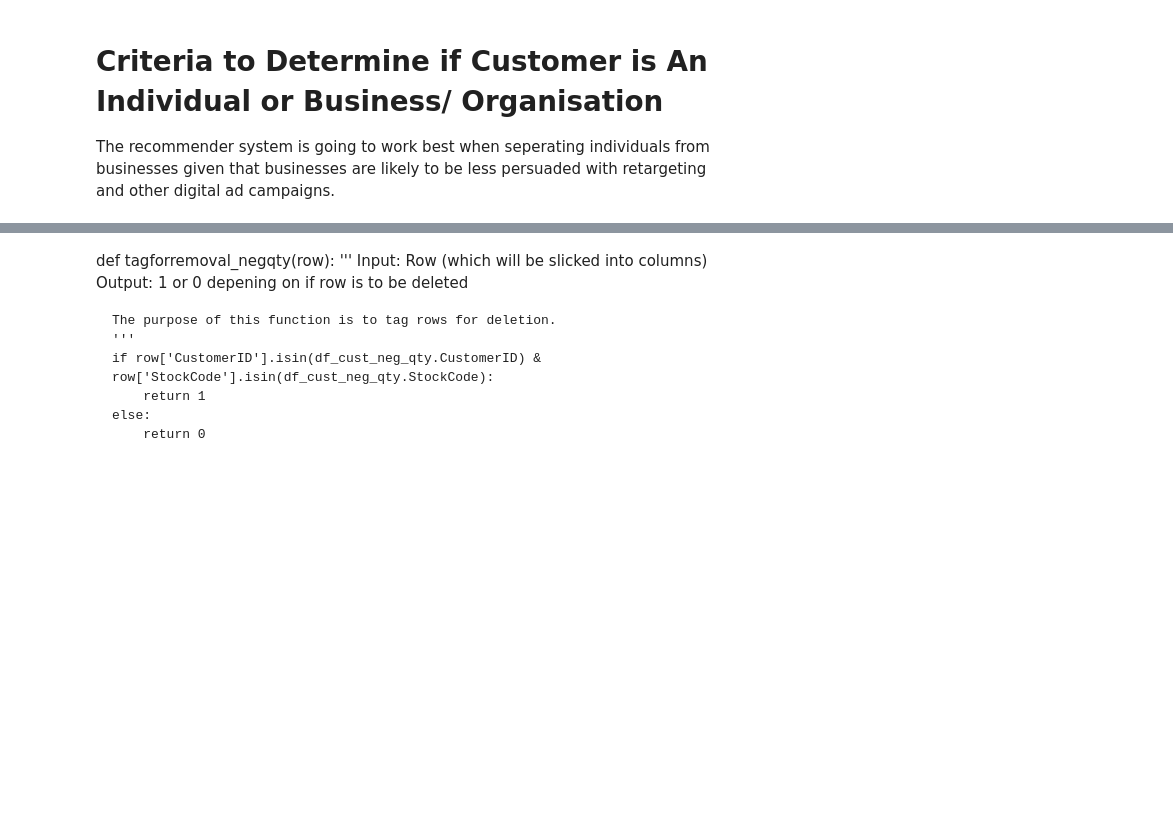
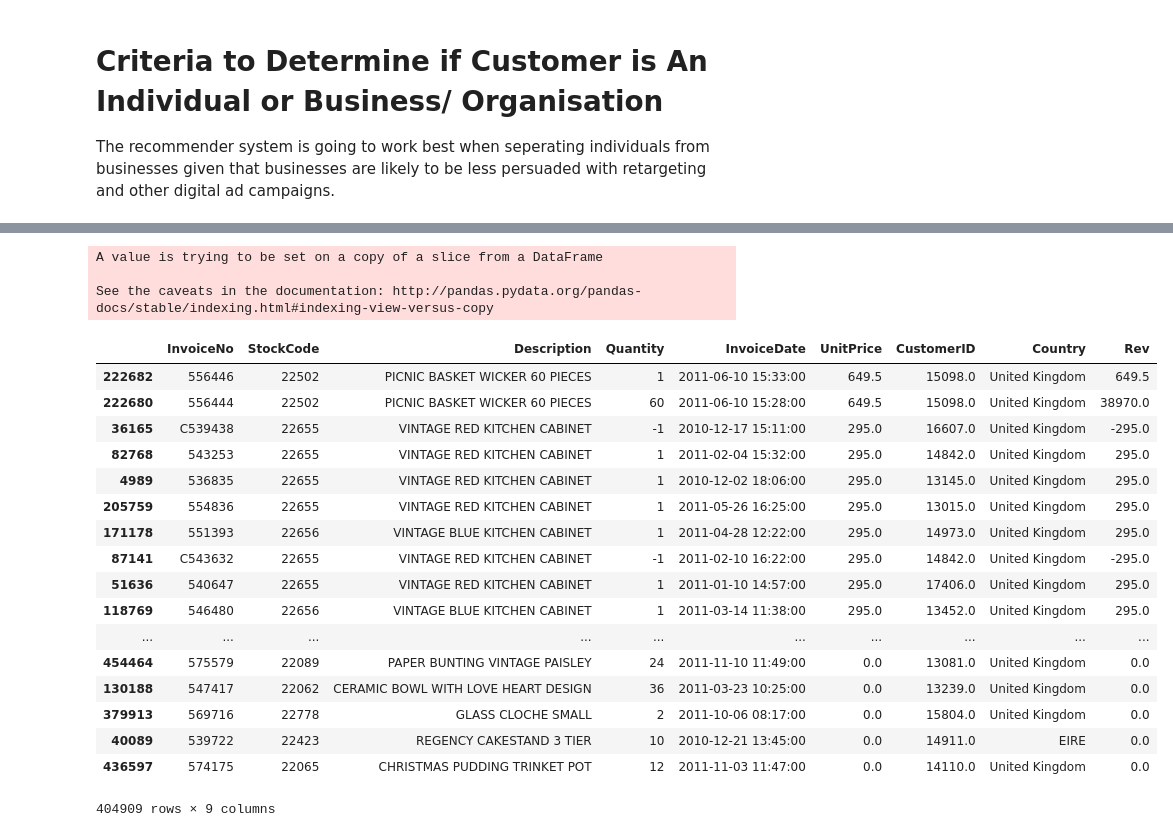
Before and after one commit to tristar82/Project-Week-8-Final-Project, a Jupyter notebook: your-project/Code/X_Categorise_Individual_Business_Customer.ipynb, the cells around one changed output, grey strips where cells are left out. Drawn from its saved outputs; the diff is of its cells as text; code cells hidden in the pictures; blank space fills up the shorter version.

Commit message:
updated file that identifies business/ individual customers. Seems mostly business customers

```diff
--- a/your-project/Code/X_Categorise_Individual_Business_Customer.ipynb
+++ b/your-project/Code/X_Categorise_Individual_Business_Customer.ipynb
@@ -294,12 +25,0 @@ df.head()
-# %%
-#Customers with Negative Qty
-#Identify Customer/ Product mix that are negative - i.e. potential returns from outside reporting period
-
-df_cust_neg_qty = df.groupby(['CustomerID', 'StockCode'])['Quantity'].agg('sum').to_frame()
-df_cust_neg_qty.reset_index(inplace=True)
-df_cust_neg_qty = df_cust_neg_qty.loc[(df_cust_neg_qty['Quantity'] <= 0)]
-df_cust_neg_qty
-
-df_new = df[~(df['StockCode'].isin(df_cust_neg_qty.StockCode) & df['CustomerID'].isin(df_cust_neg_qty.CustomerID))]
-
-df_new.shape
@@ -308,18 +25,0 @@ df_new.shape
-# %%
-#Find & Remove Strange StockCodes
-df_unique_stock_codes = df['StockCode'].unique()
-df_unique_stock_codes = pd.DataFrame(df_unique_stock_codes)
-df_unique_stock_codes['len'] = df_unique_stock_codes[0].astype(str).str.len()
-df_unique_stock_codes.rename(columns={0:'StockCode'}, inplace=True)
-df_unique_stock_codes.sort_values(by='len')
-df_unique_stock_codes['len'] = df_unique_stock_codes['len'].astype(int)
-#df_unique_stock_codes.loc[(df_unique_stock_codes['len'] >= 8) | (df_unique_stock_codes['len'] <= 4)].sort_values(by='len')
-
-df_stock_to_drop_stg = df_unique_stock_codes.loc[(df_unique_stock_codes['len'] >= 8) | (df_unique_stock_codes['len'] <= 4)].sort_values(by='len')
-df_stock_to_drop_stg.reset_index(drop=True)
-df_stock_to_drop = pd.concat([df_stock_to_drop_stg.iloc[0:10], df_stock_to_drop_stg.iloc[-6:], df_stock_to_drop_stg.iloc[-9:-8] ])
-df_stock_to_drop
-
-df_new = df_new[~(df['StockCode'].isin(df_stock_to_drop.StockCode) )]
-
-df_new.shape
@@ -800,12 +26,28 @@ df_new.to_csv('../data/cleaned_df2.csv')
-# %% [markdown]
-def tagforremoval_negqty(row):
-    '''
-    Input: Row (which will be slicked into columns)
-    Output: 1 or 0 depening on if row is to be deleted
-
-    The purpose of this function is to tag rows for deletion.
-    '''
-    if row['CustomerID'].isin(df_cust_neg_qty.CustomerID) & row['StockCode'].isin(df_cust_neg_qty.StockCode):
-        return 1
-    else:
-        return 0
+# %%
+df.dropna(subset=['CustomerID'],inplace=True)
+df_new.dropna(subset=['CustomerID'],inplace=True)
+# %% [output]
+A value is trying to be set on a copy of a slice from a DataFrame
+
+See the caveats in the documentation: http://pandas.pydata.org/pandas-docs/stable/indexing.html#indexing-view-versus-copy
+# %%
+df_new.sort_values(by='UnitPrice', ascending=False)
+# %% [output]
+|  | InvoiceNo | StockCode | Description | Quantity | InvoiceDate | UnitPrice | CustomerID | Country | Rev |
+| 222682 | 556446 | 22502 | PICNIC BASKET WICKER 60 PIECES | 1 | 2011-06-10 15:33:00 | 649.5 | 15098.0 | United Kingdom | 649.5 |
+| 222680 | 556444 | 22502 | PICNIC BASKET WICKER 60 PIECES | 60 | 2011-06-10 15:28:00 | 649.5 | 15098.0 | United Kingdom | 38970.0 |
+| 36165 | C539438 | 22655 | VINTAGE RED KITCHEN CABINET | -1 | 2010-12-17 15:11:00 | 295.0 | 16607.0 | United Kingdom | -295.0 |
+| 82768 | 543253 | 22655 | VINTAGE RED KITCHEN CABINET | 1 | 2011-02-04 15:32:00 | 295.0 | 14842.0 | United Kingdom | 295.0 |
+| 4989 | 536835 | 22655 | VINTAGE RED KITCHEN CABINET | 1 | 2010-12-02 18:06:00 | 295.0 | 13145.0 | United Kingdom | 295.0 |
+| 205759 | 554836 | 22655 | VINTAGE RED KITCHEN CABINET | 1 | 2011-05-26 16:25:00 | 295.0 | 13015.0 | United Kingdom | 295.0 |
+| 171178 | 551393 | 22656 | VINTAGE BLUE KITCHEN CABINET | 1 | 2011-04-28 12:22:00 | 295.0 | 14973.0 | United Kingdom | 295.0 |
+| 87141 | C543632 | 22655 | VINTAGE RED KITCHEN CABINET | -1 | 2011-02-10 16:22:00 | 295.0 | 14842.0 | United Kingdom | -295.0 |
+| 51636 | 540647 | 22655 | VINTAGE RED KITCHEN CABINET | 1 | 2011-01-10 14:57:00 | 295.0 | 17406.0 | United Kingdom | 295.0 |
+| 118769 | 546480 | 22656 | VINTAGE BLUE KITCHEN CABINET | 1 | 2011-03-14 11:38:00 | 295.0 | 13452.0 | United Kingdom | 295.0 |
+| ... | ... | ... | ... | ... | ... | ... | ... | ... | ... |
+| 454464 | 575579 | 22089 | PAPER BUNTING VINTAGE PAISLEY | 24 | 2011-11-10 11:49:00 | 0.0 | 13081.0 | United Kingdom | 0.0 |
+| 130188 | 547417 | 22062 | CERAMIC BOWL WITH LOVE HEART DESIGN | 36 | 2011-03-23 10:25:00 | 0.0 | 13239.0 | United Kingdom | 0.0 |
+| 379913 | 569716 | 22778 | GLASS CLOCHE SMALL | 2 | 2011-10-06 08:17:00 | 0.0 | 15804.0 | United Kingdom | 0.0 |
+| 40089 | 539722 | 22423 | REGENCY CAKESTAND 3 TIER | 10 | 2010-12-21 13:45:00 | 0.0 | 14911.0 | EIRE | 0.0 |
+| 436597 | 574175 | 22065 | CHRISTMAS PUDDING TRINKET POT | 12 | 2011-11-03 11:47:00 | 0.0 | 14110.0 | United Kingdom | 0.0 |
+404909 rows × 9 columns
```
Also changed, not shown: parts of 60 cells of this notebook, 1 other file.
